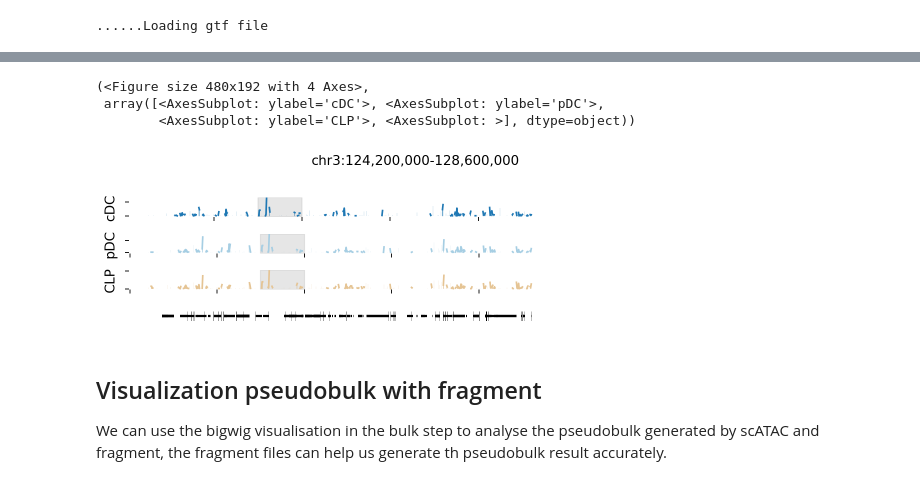
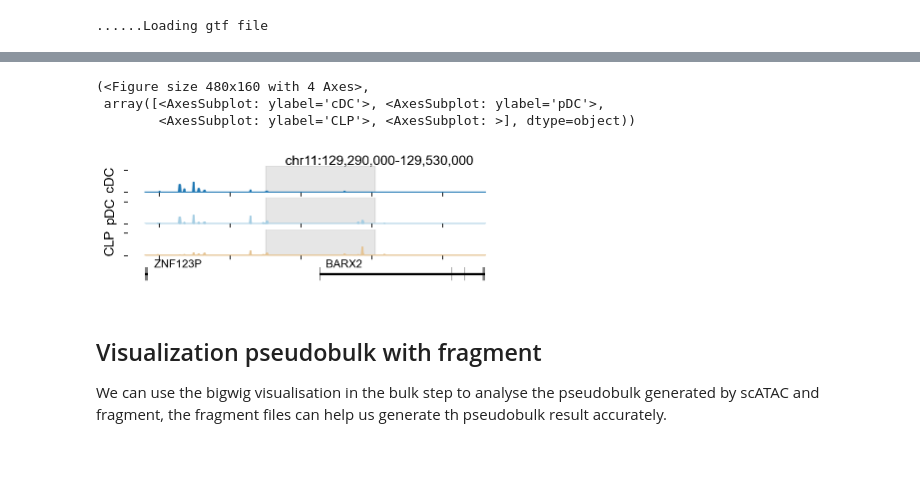
Before and after one commit to Starlitnightly/Epiverse, a Jupyter notebook: Epiverse_guide/docs/Tutorials-single/t_pseudobulk_visual.ipynb, the cells around one changed output, grey strips where cells are left out. Cells and saved outputs as stored; diff of their text form; code cells hidden in the pictures; blank space fills up the shorter version.

Commit message:
update tutorial of pseudobulk visualization

```diff
--- a/Epiverse_guide/docs/Tutorials-single/t_pseudobulk_visual.ipynb
+++ b/Epiverse_guide/docs/Tutorials-single/t_pseudobulk_visual.ipynb
@@ -189,6 +196,6 @@ gencode.v44.basic.a 100%[===================>]  28.20M  10.7MB/s    in 2.6s
 
 2023-09-08 16:21:49 (10.7 MB/s) - ‘gencode.v44.basic.annotation.gtf.gz.1’ saved [29570410]
 # %%
-bw_obj.load_gtf('/content/gencode.v44.basic.annotation.gtf.gz')
+bw_obj.load_gtf('/mnt/home/zehuazeng/data/gtf/gencode.v43.basic.annotation.gtf')
 # %% [output]
 ......Loading gtf file
@@ -198,0 +202,5 @@ region_dict={
+# %%
+#BARX2: chr11:129,375,233-129,452,279
+region_dict={
+    'region1':[129375233, 129452279],
+}
@@ -198,0 +209,3 @@ region_dict={
+# %%
+loc_obj=ev.bulk.plotloc('chr11',129375233, 129452279)
+start1,end1=loc_obj.cal()
@@ -199,14 +230,18 @@ region_dict={
 # %%
-bw_obj.plot_track(chrom='chr3',chromstart=124200000,chromend=128600000,
-                  plot_names=['cDC','pDC','CLP'],figwidth=6,figheight=0.6,
+bw_obj.plot_track(chrom=loc_obj.chr,chromstart=start1,chromend=end1,
+                  plot_names=['cDC','pDC','CLP'],figwidth=6,figheight=1.5,
                   color_dict=color_dict,
-                  region_dict=region_dict
+                  region_dict=region_dict,
+                  #transform='log1p',
+                  jump_symbols=['ENSG','LINC'],
+                  prefered_name='gene_name',
+                  ymax=3,text_fontsize=10
                  )
 # %% [output]
-(<Figure size 480x192 with 4 Axes>,
+(<Figure size 480x160 with 4 Axes>,
  array([<AxesSubplot: ylabel='cDC'>, <AxesSubplot: ylabel='pDC'>,
         <AxesSubplot: ylabel='CLP'>, <AxesSubplot: >], dtype=object))
-[figure, old version]
+[figure, new version]
 # %% [markdown]
 ## Visualization pseudobulk with fragment
 
```
Also changed, not shown: parts of 7 cells of this notebook, 1 other file.
